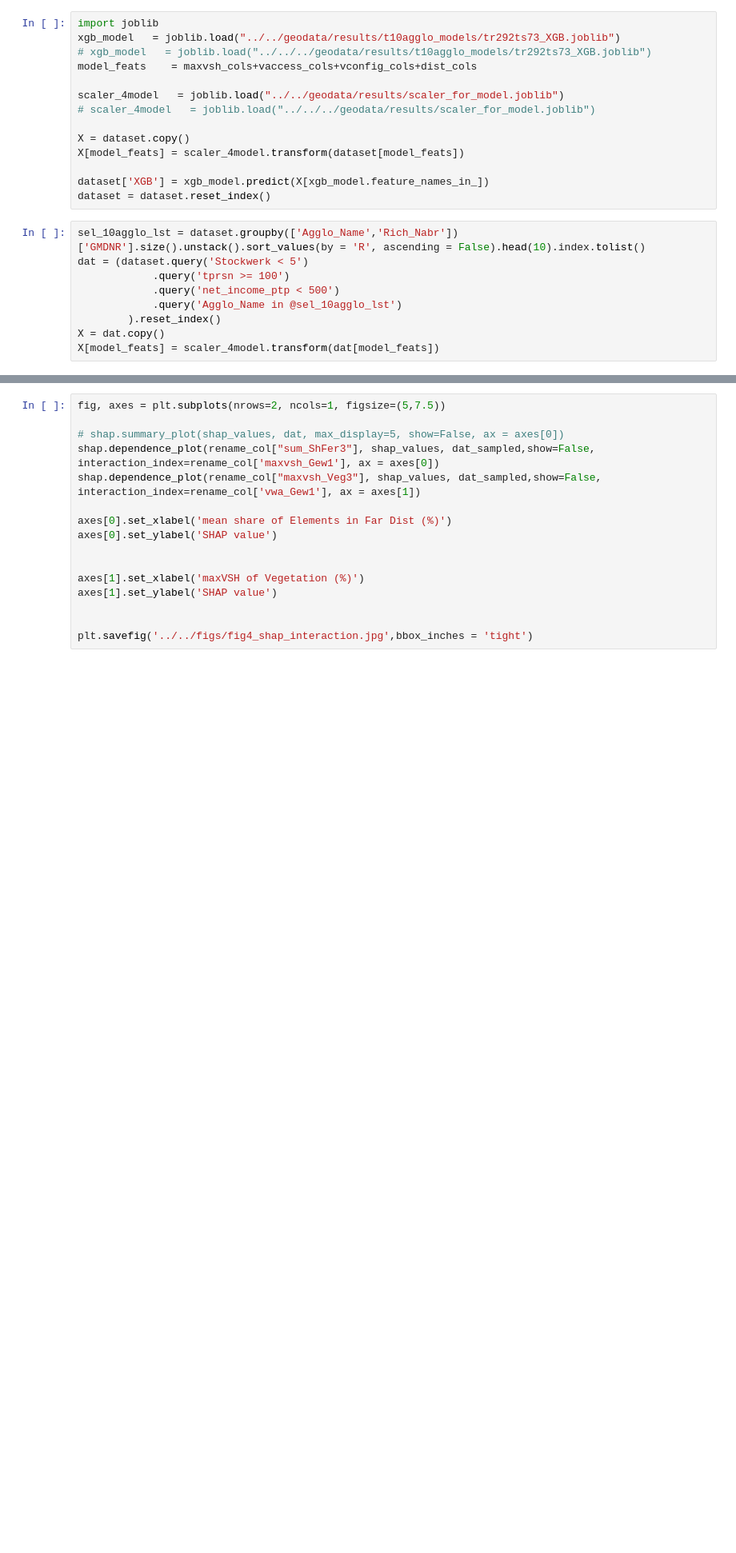
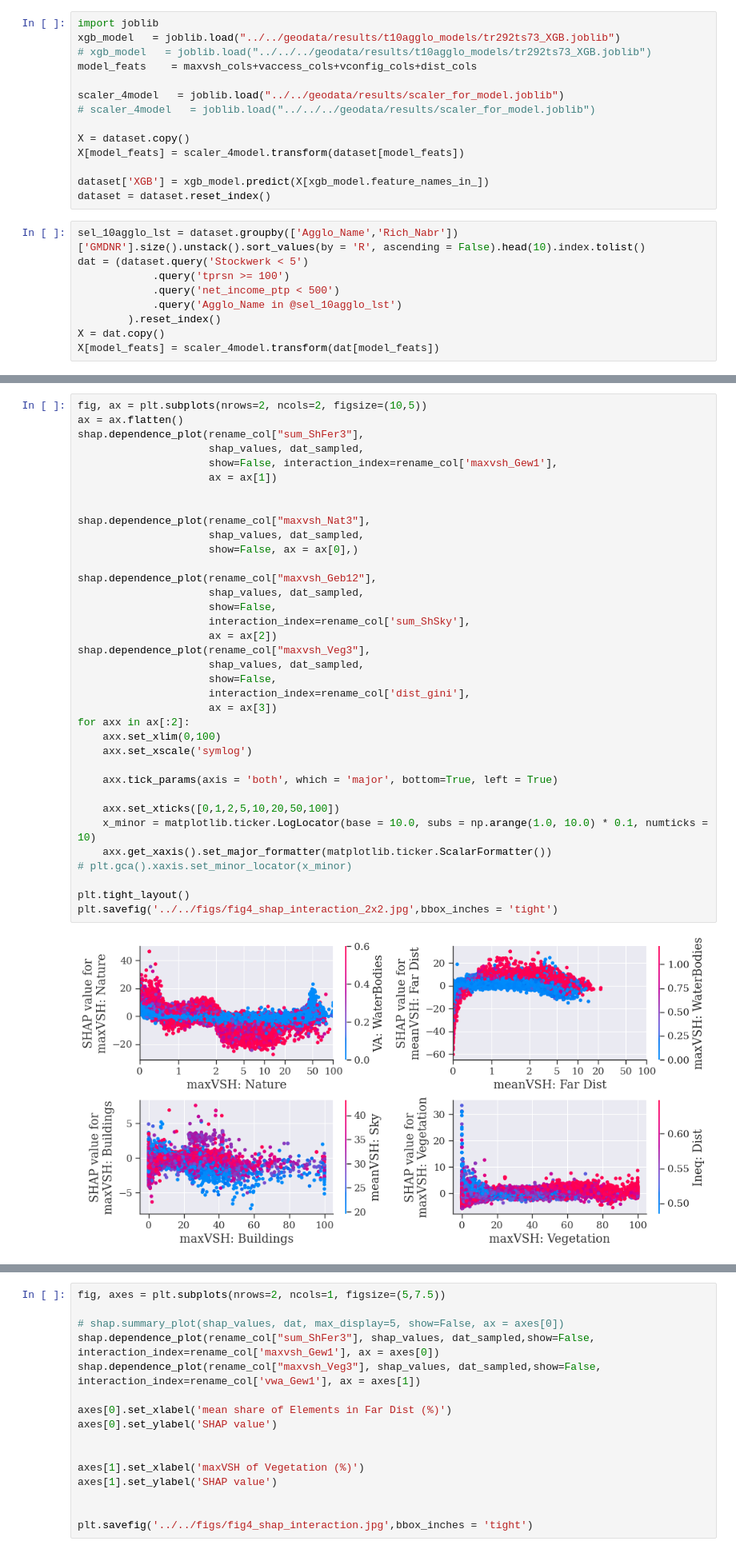
Before and after one commit to AdamSwietek/LUP_VisualCapital, a Jupyter notebook: notebooks/estimating/feature_importance.ipynb, the cells around one changed output, grey strips where cells are left out. Shown at 80% size. Saved outputs shown, nothing was run; the diff lists cells and outputs as text; blank space fills up the shorter version.

```diff
--- a/notebooks/estimating/feature_importance.ipynb
+++ b/notebooks/estimating/feature_importance.ipynb
@@ -78,3 +90,41 @@ dat_sampled = dat_sampled.rename(columns = rename_col)
+# %%
+fig, ax = plt.subplots(nrows=2, ncols=2, figsize=(10,5))
+ax = ax.flatten()
+shap.dependence_plot(rename_col["sum_ShFer3"],
+                     shap_values, dat_sampled,
+                     show=False, interaction_index=rename_col['maxvsh_Gew1'],
+                     ax = ax[1])
+
+
+shap.dependence_plot(rename_col["maxvsh_Nat3"],
+                     shap_values, dat_sampled,
+                     show=False, ax = ax[0],)
+
+shap.dependence_plot(rename_col["maxvsh_Geb12"],
+                     shap_values, dat_sampled,
+                     show=False,
+                     interaction_index=rename_col['sum_ShSky'],
+                     ax = ax[2])
+shap.dependence_plot(rename_col["maxvsh_Veg3"],
+                     shap_values, dat_sampled,
+                     show=False,
+                     interaction_index=rename_col['dist_gini'],
+                     ax = ax[3])
+for axx in ax[:2]:
+    axx.set_xlim(0,100)
+    axx.set_xscale('symlog')
+
+    axx.tick_params(axis = 'both', which = 'major', bottom=True, left = True)
+
+    axx.set_xticks([0,1,2,5,10,20,50,100])
+    x_minor = matplotlib.ticker.LogLocator(base = 10.0, subs = np.arange(1.0, 10.0) * 0.1, numticks = 10)
+    axx.get_xaxis().set_major_formatter(matplotlib.ticker.ScalarFormatter())
+# plt.gca().xaxis.set_minor_locator(x_minor)
+
+plt.tight_layout()
+plt.savefig('../../figs/fig4_shap_interaction_2x2.jpg',bbox_inches = 'tight')
+# %% [output]
+[figure, added]
 # %%
 fig, axes = plt.subplots(nrows=1, ncols=1, figsize=(5,3))
 
```
Also changed, not shown: parts of 8 cells of this notebook, 23 other files.
